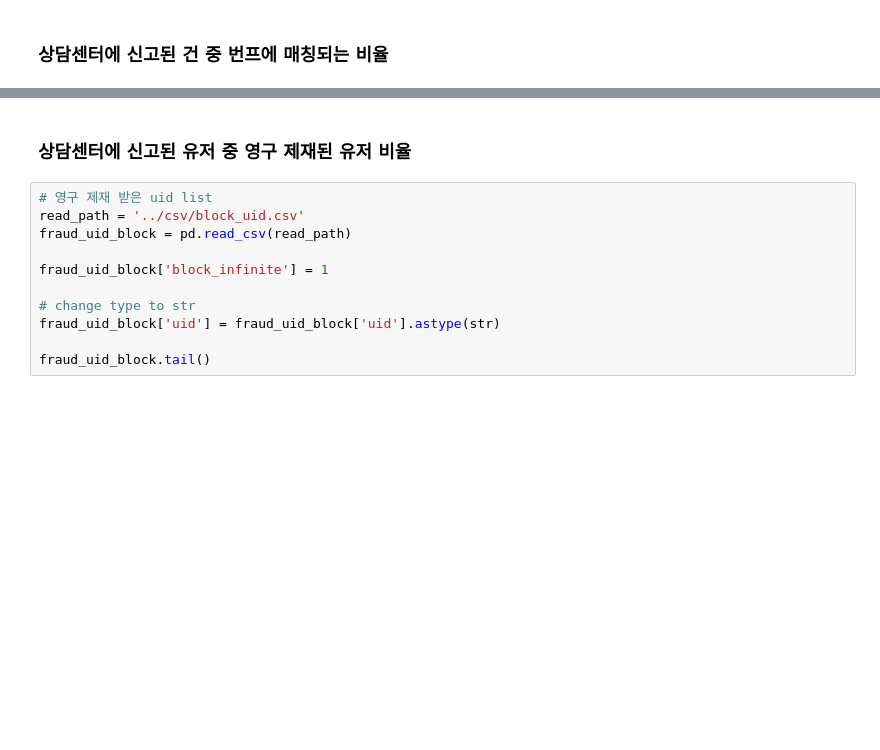
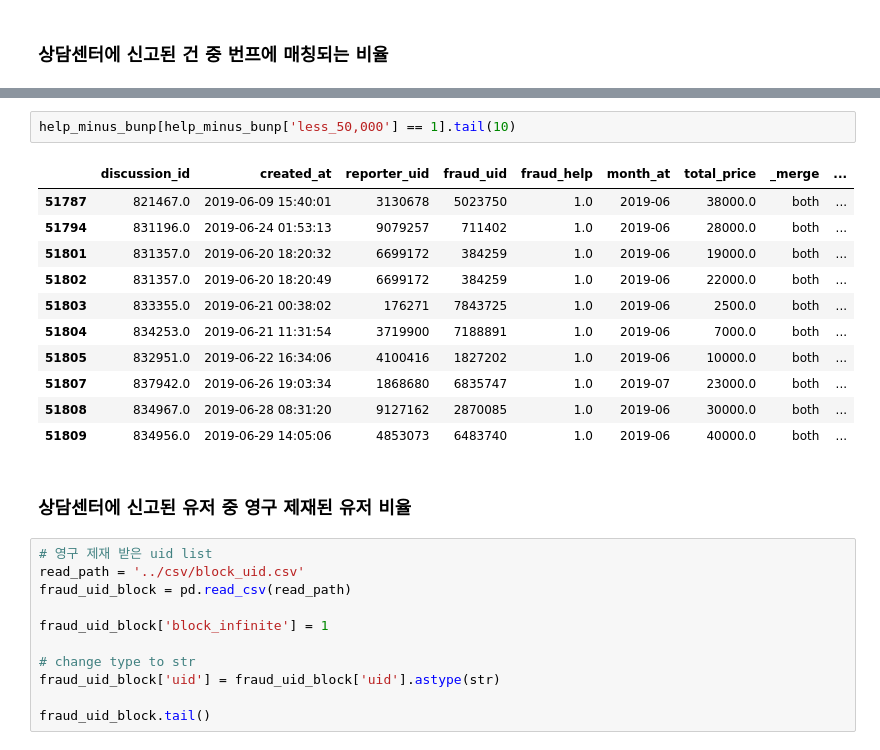
Before and after one commit to kiyoja07/python-bunjang, a Jupyter notebook: data-analysis/jupyter/12.fraud_bunp.ipynb, the cells around one changed output, grey strips where cells are left out. Drawn from its saved outputs; the diff is of its cells as text; blank space fills up the shorter version.

```diff
--- a/data-analysis/jupyter/12.fraud_bunp.ipynb
+++ b/data-analysis/jupyter/12.fraud_bunp.ipynb
@@ -205,3 +210,17 @@ help_minus_bunp_result.tail()
+# %%
+help_minus_bunp[help_minus_bunp['less_50,000'] == 1].tail(10)
+# %% [output]
+|  | discussion_id | created_at | reporter_uid | fraud_uid | fraud_help | month_at | total_price | _merge | ... |
+| 51787 | 821467.0 | 2019-06-09 15:40:01 | 3130678 | 5023750 | 1.0 | 2019-06 | 38000.0 | both | ... |
+| 51794 | 831196.0 | 2019-06-24 01:53:13 | 9079257 | 711402 | 1.0 | 2019-06 | 28000.0 | both | ... |
+| 51801 | 831357.0 | 2019-06-20 18:20:32 | 6699172 | 384259 | 1.0 | 2019-06 | 19000.0 | both | ... |
+| 51802 | 831357.0 | 2019-06-20 18:20:49 | 6699172 | 384259 | 1.0 | 2019-06 | 22000.0 | both | ... |
+| 51803 | 833355.0 | 2019-06-21 00:38:02 | 176271 | 7843725 | 1.0 | 2019-06 | 2500.0 | both | ... |
+| 51804 | 834253.0 | 2019-06-21 11:31:54 | 3719900 | 7188891 | 1.0 | 2019-06 | 7000.0 | both | ... |
+| 51805 | 832951.0 | 2019-06-22 16:34:06 | 4100416 | 1827202 | 1.0 | 2019-06 | 10000.0 | both | ... |
+| 51807 | 837942.0 | 2019-06-26 19:03:34 | 1868680 | 6835747 | 1.0 | 2019-07 | 23000.0 | both | ... |
+| 51808 | 834967.0 | 2019-06-28 08:31:20 | 9127162 | 2870085 | 1.0 | 2019-06 | 30000.0 | both | ... |
+| 51809 | 834956.0 | 2019-06-29 14:05:06 | 4853073 | 6483740 | 1.0 | 2019-06 | 40000.0 | both | ... |
 # %% [markdown]
 ### 상담센터에 신고된 유저 중 영구 제재된 유저 비율
 # %%
```
Also changed, not shown: parts of 5 cells of this notebook, 2 other files.
